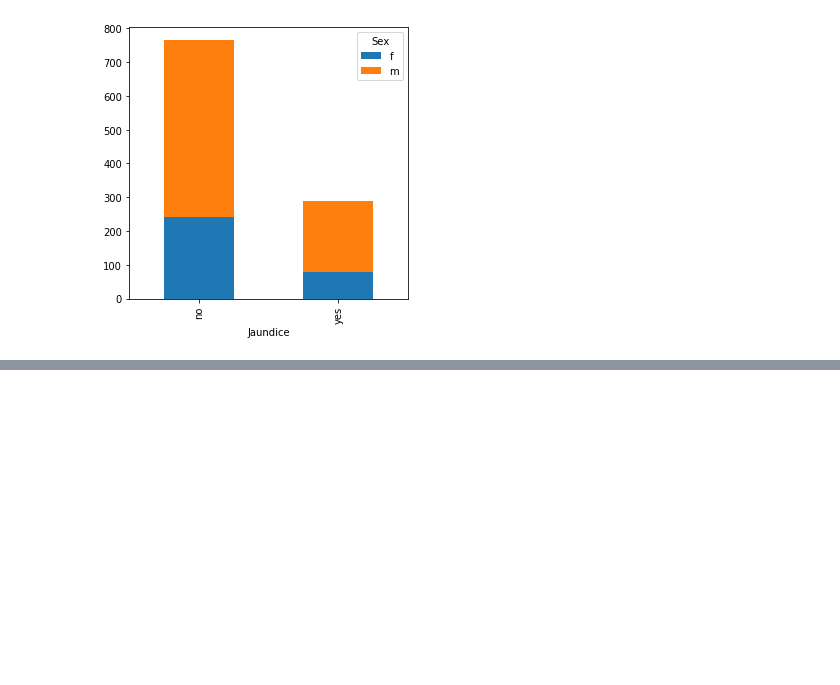
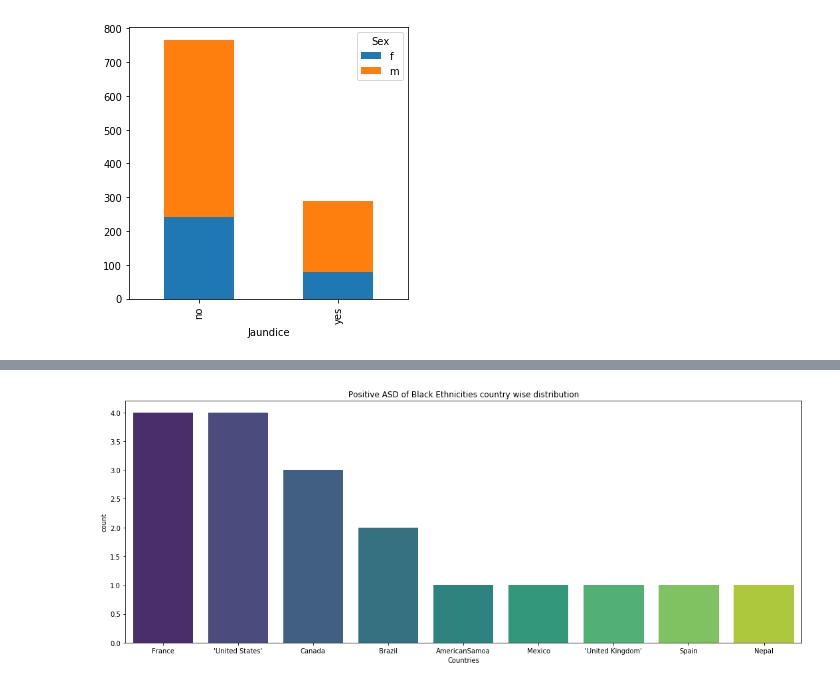
Before and after one commit to Silas-Asamoah/autism, a Jupyter notebook: Untitled.ipynb, the cells around one changed output, grey strips where cells are left out. Saved outputs shown, nothing was run; the diff lists cells and outputs as text; code cells hidden in the pictures; blank space fills up the shorter version.

```diff
--- a/Untitled.ipynb
+++ b/Untitled.ipynb
@@ -210,0 +286,8 @@ df2.groupby(['Jaundice', 'Sex']).size().unstack().plot(kind='bar', stacked=True,
+# %%
+plt.figure(figsize=(15,6))
+sns.countplot(x='contry_of_res',data=data1[data1['ethnicity']=='Black'],order=data1[data1['ethnicity']=='Black']['contry_of_res'].value_counts().index[:10],palette='viridis')
+plt.title('Positive ASD of Black Ethnicities country wise distribution')
+plt.xlabel('Countries')
+plt.tight_layout()
+# %% [output]
+[figure, added]
```
Also changed, not shown: parts of 26 cells of this notebook.
